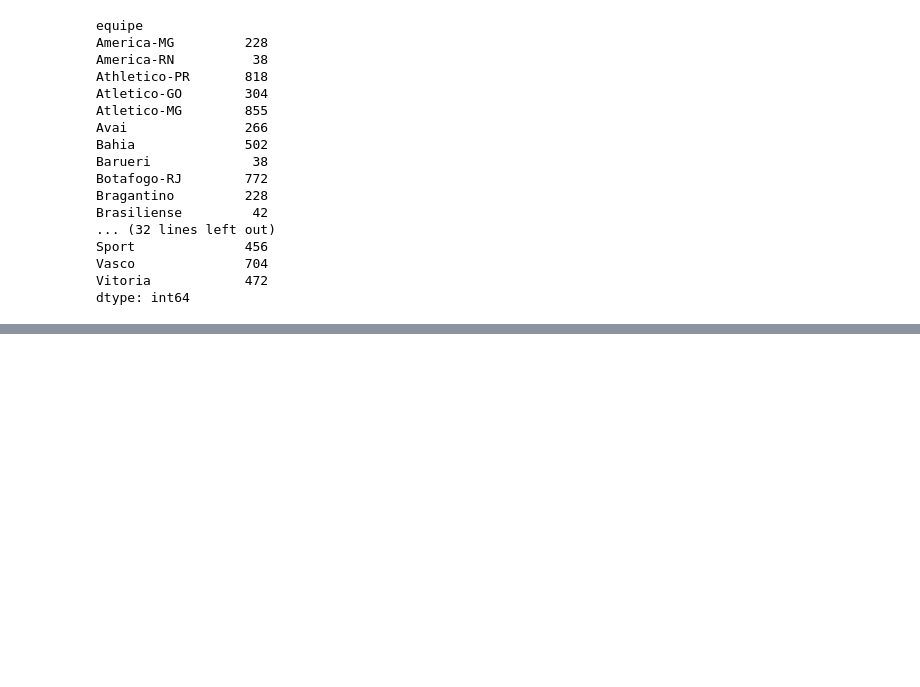
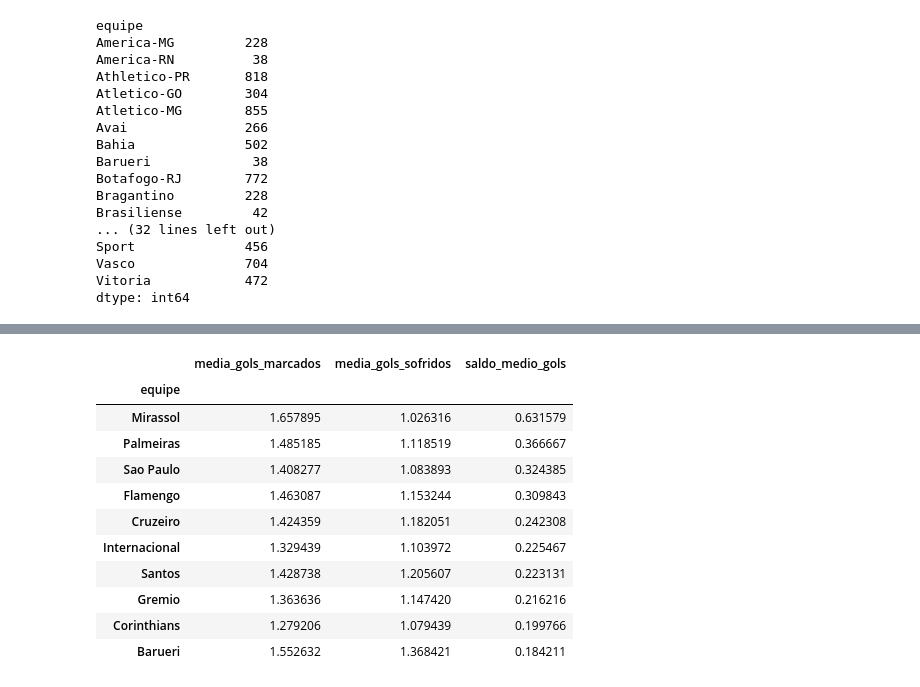
Before and after one commit to LuizFernand018/brasileirao-analytics, a Jupyter notebook: notebooks/01_exploracao_inicial.ipynb, the cells around one changed output, grey strips where cells are left out. Cells and saved outputs as stored; diff of their text form; code cells hidden in the pictures; blank space fills up the shorter version.

```diff
--- a/notebooks/01_exploracao_inicial.ipynb
+++ b/notebooks/01_exploracao_inicial.ipynb
@@ -534,0 +608,3 @@ totais_equipes.head(15)
+# %%
+totais_equipes["saldo_medio_gols"] = totais_equipes["media_gols_marcados"] - totais_equipes["media_gols_sofridos"]
+totais_equipes["saldo_medio_gols"].sort_values(ascending=False).head(10)
@@ -534,0 +624,15 @@ totais_equipes.head(15)
+# %%
+totais_equipes.sort_values(by="saldo_medio_gols", ascending=False).head(10)[["media_gols_marcados", "media_gols_sofridos", "saldo_medio_gols"]]
+# %% [output]
+|  | media_gols_marcados | media_gols_sofridos | saldo_medio_gols |
+| equipe |  |  |  |
+| Mirassol | 1.657895 | 1.026316 | 0.631579 |
+| Palmeiras | 1.485185 | 1.118519 | 0.366667 |
+| Sao Paulo | 1.408277 | 1.083893 | 0.324385 |
+| Flamengo | 1.463087 | 1.153244 | 0.309843 |
+| Cruzeiro | 1.424359 | 1.182051 | 0.242308 |
+| Internacional | 1.329439 | 1.103972 | 0.225467 |
+| Santos | 1.428738 | 1.205607 | 0.223131 |
+| Gremio | 1.363636 | 1.147420 | 0.216216 |
+| Corinthians | 1.279206 | 1.079439 | 0.199766 |
+| Barueri | 1.552632 | 1.368421 | 0.184211 |
```
Also changed, not shown: parts of 8 cells of this notebook.
